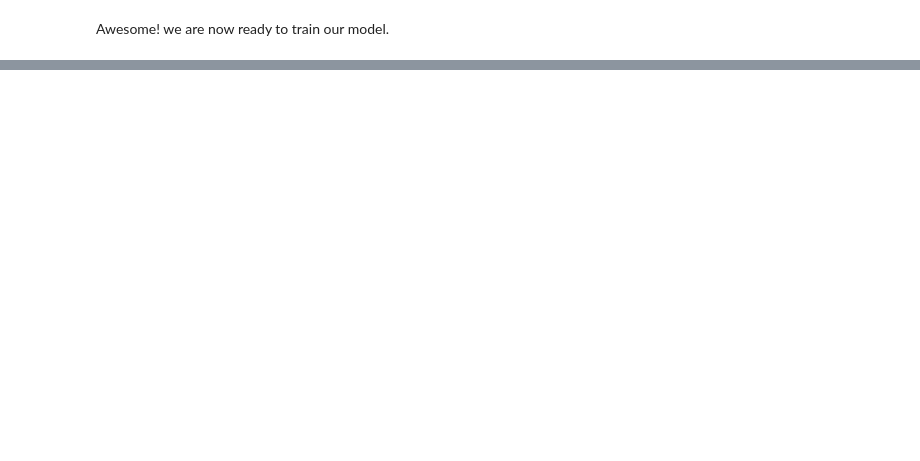
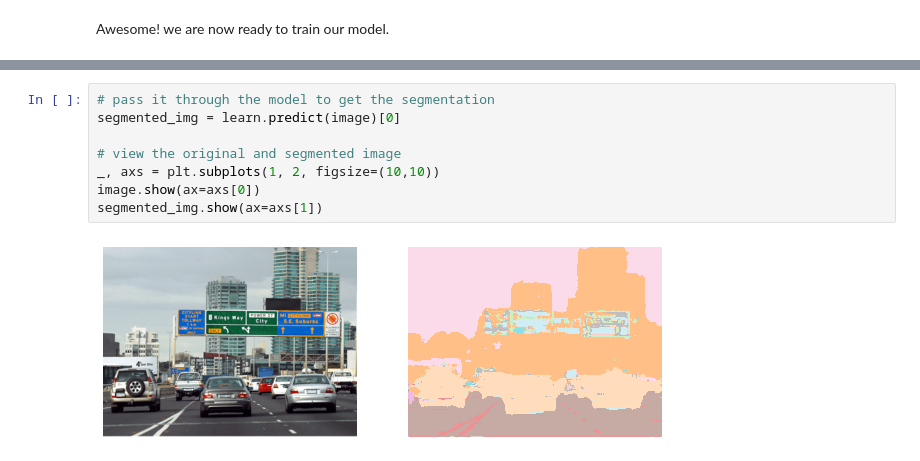
Before and after one commit to aryanfaghihi/ai-course, a Jupyter notebook: Image 3.ipynb, the cells around one changed output, grey strips where cells are left out. Drawn from its saved outputs; the diff is of its cells as text; blank space fills up the shorter version.

```diff
--- a/Image 3.ipynb
+++ b/Image 3.ipynb
@@ -140,0 +223,10 @@ Awesome! we are now ready to train our model.
+# %%
+# pass it through the model to get the segmentation
+segmented_img = learn.predict(image)[0]
+
+# view the original and segmented image
+_, axs = plt.subplots(1, 2, figsize=(10,10))
+image.show(ax=axs[0])
+segmented_img.show(ax=axs[1])
+# %% [output]
+[figure, added]
```
Also changed, not shown: parts of 32 cells of this notebook.
